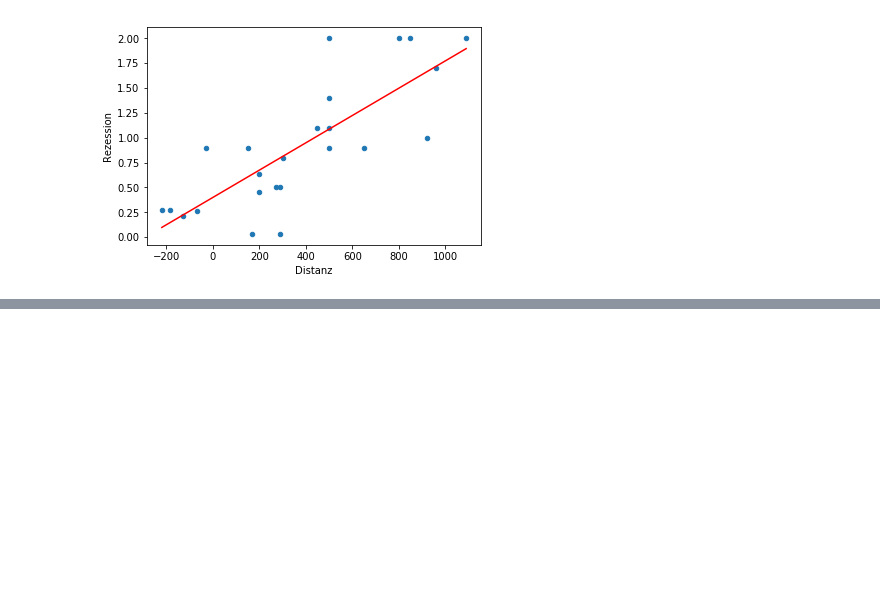
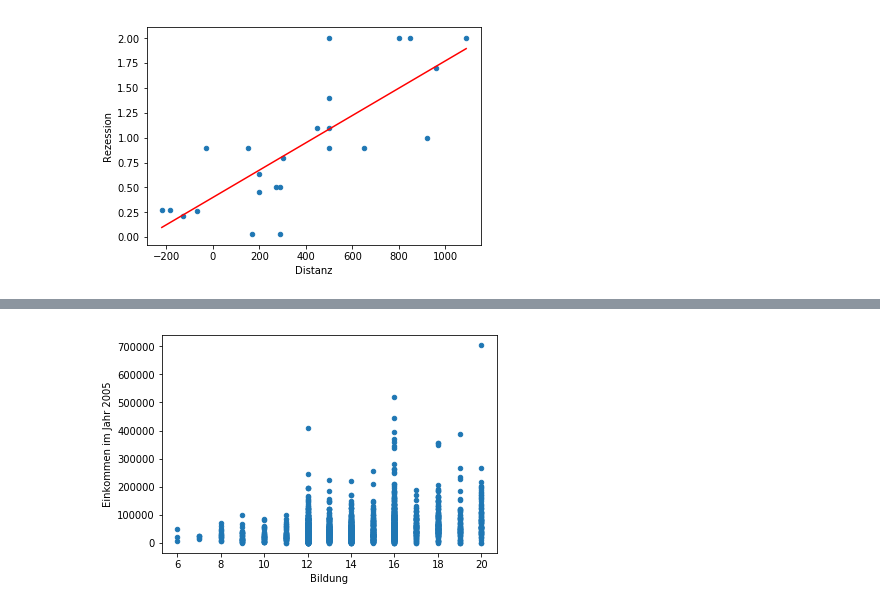
Before and after one commit to KilnOfTheSecondFlame/STAT_HS18_Exercises, a Jupyter notebook: 02_Exercise02/Exercise02.ipynb, the cells around one changed output, grey strips where cells are left out. Saved outputs shown, nothing was run; the diff lists cells and outputs as text; code cells hidden in the pictures; blank space fills up the shorter version.

```diff
--- a/02_Exercise02/Exercise02.ipynb
+++ b/02_Exercise02/Exercise02.ipynb
@@ -185,0 +256,7 @@ plt.show()
+# %%
+income.plot(kind="scatter", x="Educ", y="Income2005")
+plt.xlabel("Bildung")
+plt.ylabel("Einkommen im Jahr 2005")
+plt.show()
+# %% [output]
+[figure, added]
```
Also changed, not shown: parts of 28 cells of this notebook, 2 other files.
